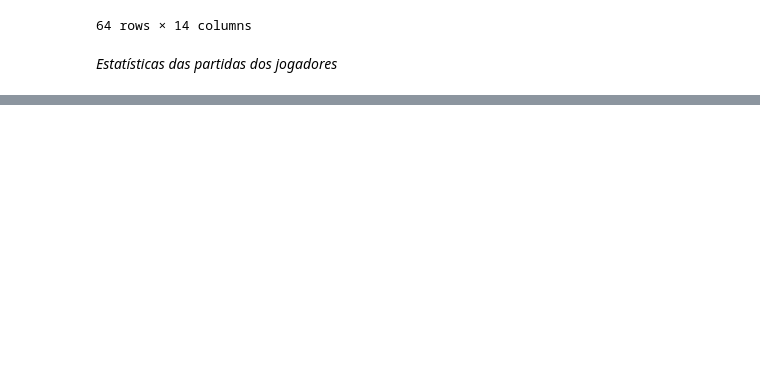
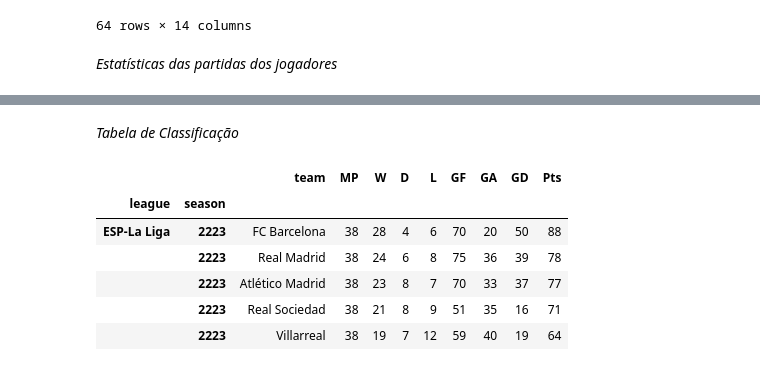
Before and after one commit to rphl15/Programacao_Basica, a Jupyter notebook: soccerdata_aprendizado.ipynb, the cells around one changed output, grey strips where cells are left out. Drawn from its saved outputs; the diff is of its cells as text; code cells hidden in the pictures; blank space fills up the shorter version.

```diff
--- a/soccerdata_aprendizado.ipynb
+++ b/soccerdata_aprendizado.ipynb
@@ -288,0 +555,3 @@ player_match_stats
+# %%
+sofascore = sd.Sofascore(leagues="ESP-La Liga", seasons="2022/2023")
+print(sofascore.__doc__)
@@ -288,0 +578,13 @@ player_match_stats
+# %% [markdown]
+*Tabela de Classificação*
+# %%
+league_table = sofascore.read_league_table()
+league_table.head()
+# %% [output]
+|  |  | team | MP | W | D | L | GF | GA | GD | Pts |
+| league | season |  |  |  |  |  |  |  |  |  |
+| ESP-La Liga | 2223 | FC Barcelona | 38 | 28 | 4 | 6 | 70 | 20 | 50 | 88 |
+|  | 2223 | Real Madrid | 38 | 24 | 6 | 8 | 75 | 36 | 39 | 78 |
+|  | 2223 | Atlético Madrid | 38 | 23 | 8 | 7 | 70 | 33 | 37 | 77 |
+|  | 2223 | Real Sociedad | 38 | 21 | 8 | 9 | 51 | 35 | 16 | 71 |
+|  | 2223 | Villarreal | 38 | 19 | 7 | 12 | 59 | 40 | 19 | 64 |
```
Also changed, not shown: parts of 35 cells of this notebook.
